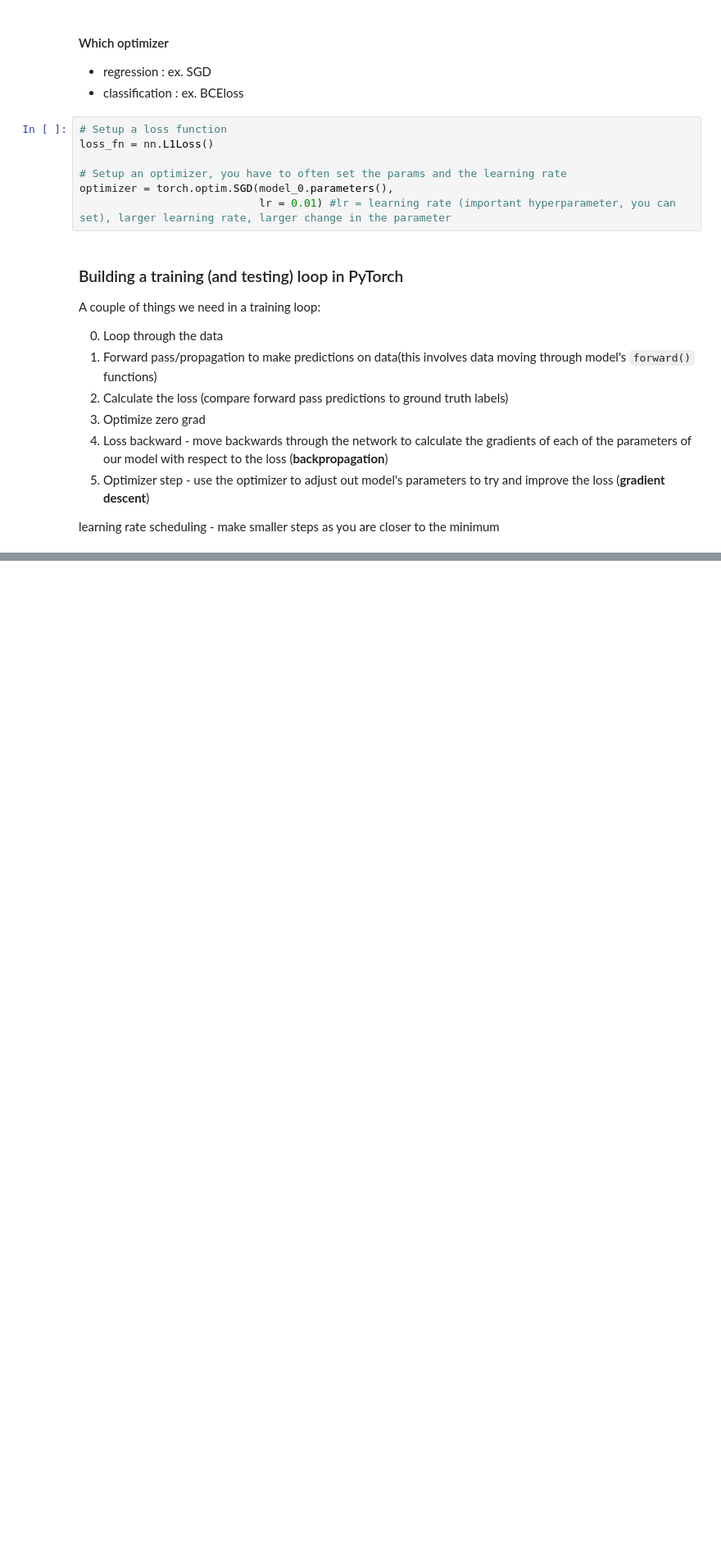
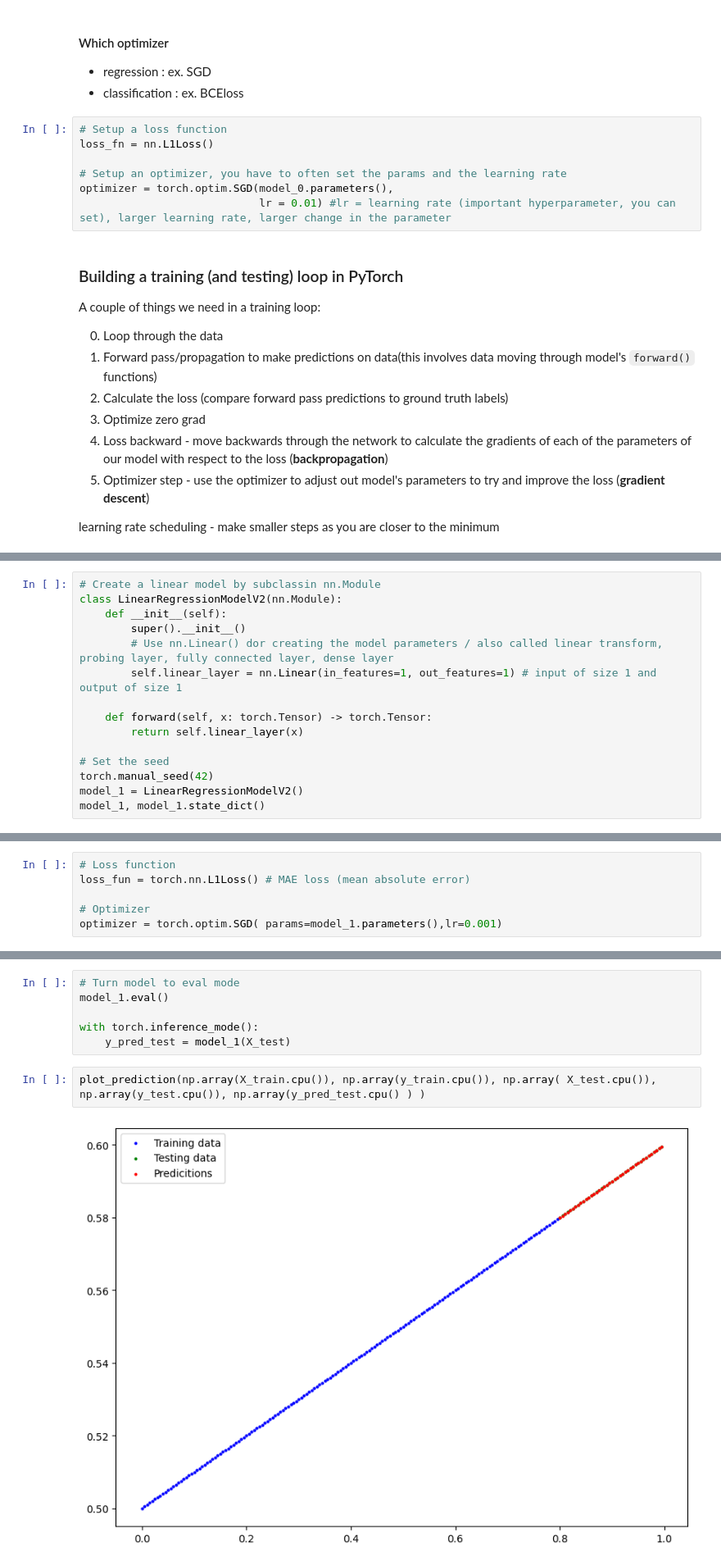
Before and after one commit to markoMedved/Basketball-recognition, a Jupyter notebook: pytorch_basics/01_pytorch_workflow.ipynb, the cells around one changed output, grey strips where cells are left out. Shown: that part at 82% size. Saved outputs shown, nothing was run; the diff lists cells and outputs as text; blank space fills up the shorter version.

```diff
--- a/pytorch_basics/01_pytorch_workflow.ipynb
+++ b/pytorch_basics/01_pytorch_workflow.ipynb
@@ -354,0 +476,15 @@ plot_prediction(X_train, y_train, X_test, y_test, y_preds_new)
+# %%
+# Create a linear model by subclassin nn.Module
+class LinearRegressionModelV2(nn.Module):
+    def __init__(self):
+        super().__init__()
+        # Use nn.Linear() dor creating the model parameters / also called linear transform, probing layer, fully connected layer, dense layer
+        self.linear_layer = nn.Linear(in_features=1, out_features=1) # input of size 1 and output of size 1
+
+    def forward(self, x: torch.Tensor) -> torch.Tensor:
+        return self.linear_layer(x)
+
+# Set the seed
+torch.manual_seed(42)
+model_1 = LinearRegressionModelV2()
+model_1, model_1.state_dict()
@@ -354,0 +514,6 @@ plot_prediction(X_train, y_train, X_test, y_test, y_preds_new)
+# %%
+# Loss function
+loss_fun = torch.nn.L1Loss() # MAE loss (mean absolute error)
+
+# Optimizer
+optimizer = torch.optim.SGD( params=model_1.parameters(),lr=0.001)
@@ -354,0 +582,10 @@ plot_prediction(X_train, y_train, X_test, y_test, y_preds_new)
+# %%
+# Turn model to eval mode
+model_1.eval()
+
+with torch.inference_mode():
+    y_pred_test = model_1(X_test)
+# %%
+plot_prediction(np.array(X_train.cpu()), np.array(y_train.cpu()), np.array( X_test.cpu()), np.array(y_test.cpu()), np.array(y_pred_test.cpu() ) )
+# %% [output]
+[figure, added]
```
Also changed, not shown: parts of 35 cells of this notebook, 3 other files.
